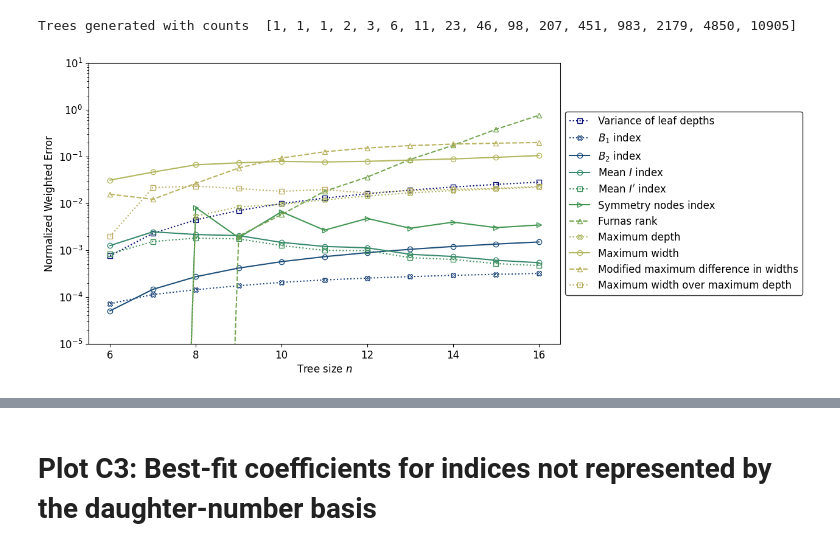
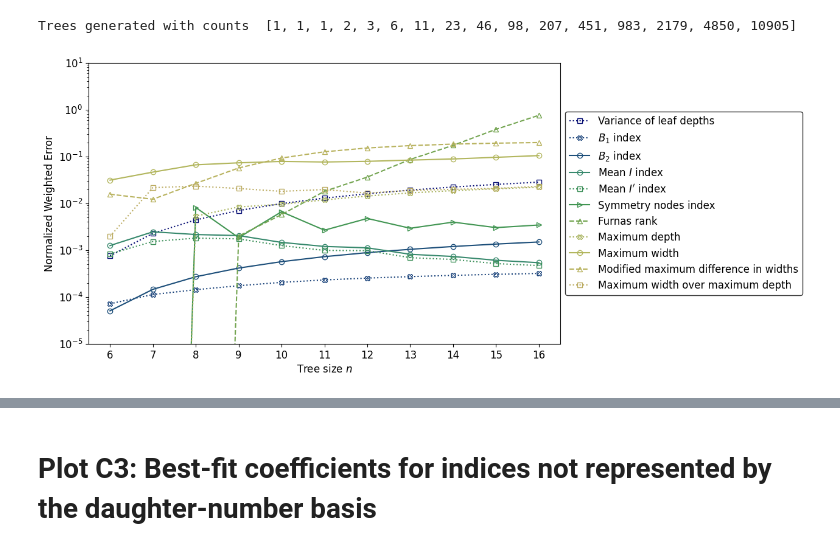
Before and after one commit to dbauman18/phylogenetic_basis_statistics, a Jupyter notebook: notebooks/plot_figures.ipynb, the cells around one changed output, grey strips where cells are left out. Cells and saved outputs as stored; diff of their text form; code cells hidden in the pictures.

```diff
--- a/notebooks/plot_figures.ipynb
+++ b/notebooks/plot_figures.ipynb
@@ -698,20 +698,20 @@ Trees generated with counts  [1, 1, 1, 2, 3, 6, 11, 23, 46, 98, 207, 451, 983, 2
 # %%
 plt.figure(figsize=(10, 6))
 for i in range(len(my_indices)):
     params = plot_params(my_indices[i])
     plt.semilogy(range(k0, n+1), daughter_residuals[:, i], label=params['label'],
                  linestyle = params['linestyle'],
                  marker = params['marker'], mfc='none',
                  color = params['color'])
 plt.xlabel('Tree size $n$', fontsize = 12)
 plt.ylabel('Normalized Weighted Error', fontsize = 12)
 plt.ylim(1e-5, 1e1)
 # Move legend to far right
 plt.legend(loc='center left', bbox_to_anchor=(1, 0.5), fontsize = 12, frameon=True, edgecolor = 'black')
-plt.xticks(fontsize = 12)
+plt.xticks(np.arange(k0, n+1), fontsize = 12)
 plt.yticks(fontsize = 12)
 # plt.title('Error in the best approximation of statistics by the daughter-number basis', fontsize = 20)
 plt.savefig(os.path.join(parent_dir, 'plots', 'daughter_basis_projection_residuals.png'), bbox_inches='tight', dpi=300)
 plt.show()
 # %% [output]
-[figure, old version]
+[figure, new version]
```
Also changed, not shown: parts of 4 cells of this notebook, 4 other files.
